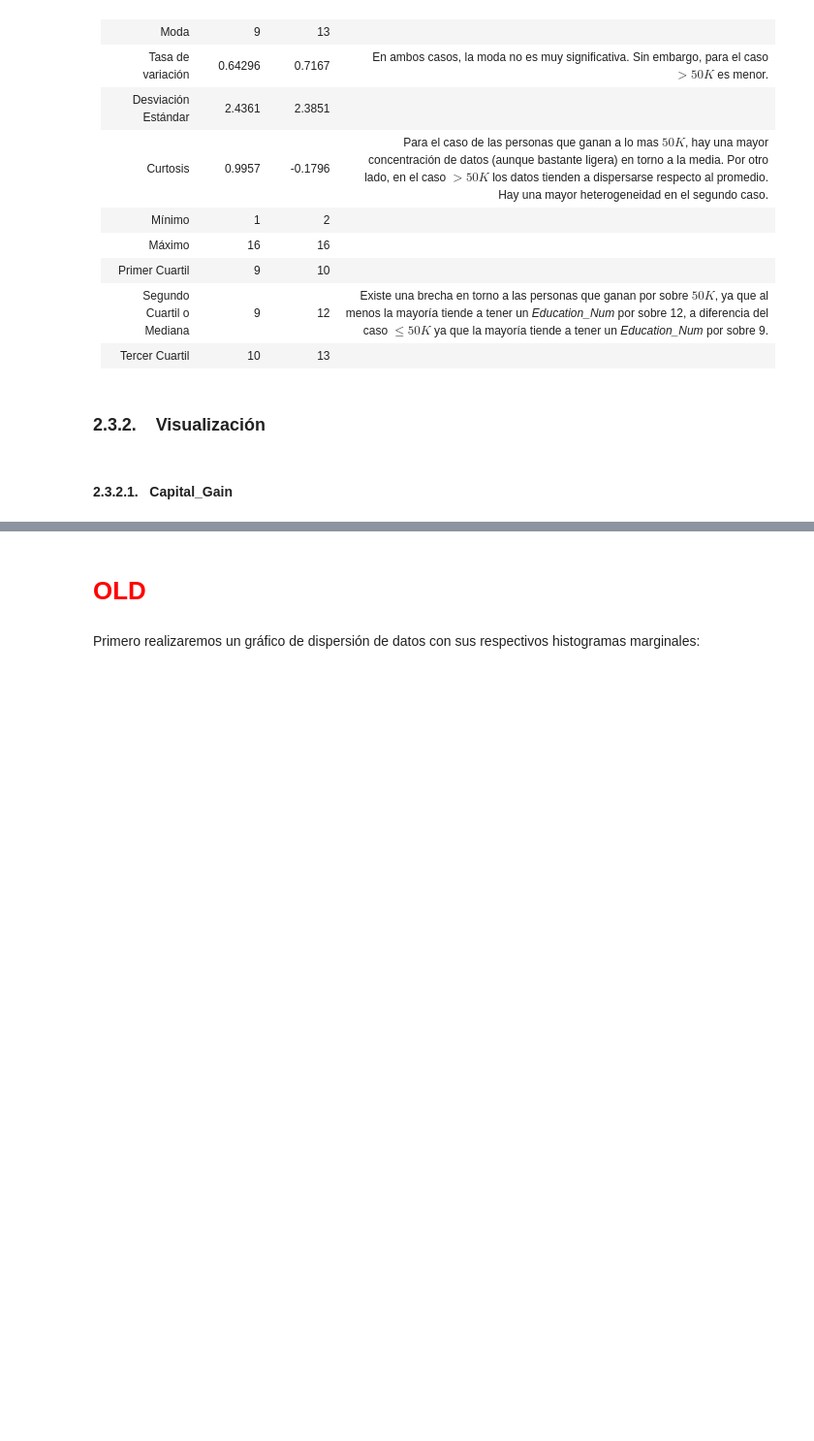
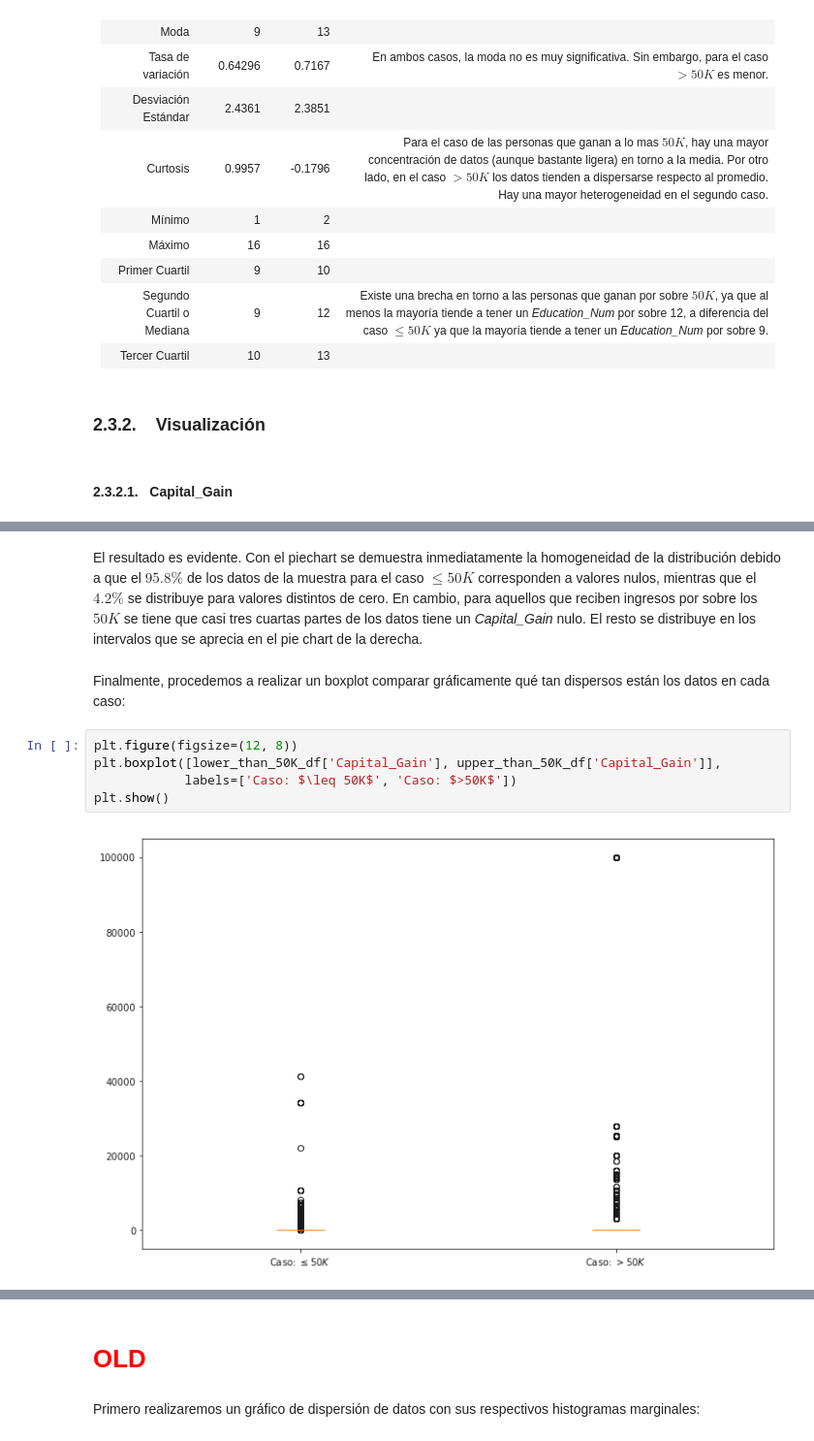
Before and after one commit to avberrio/Tarea1_AID, a Jupyter notebook: Tarea1.ipynb, the cells around one changed output, grey strips where cells are left out. Shown at 97% size. Drawn from its saved outputs; the diff is of its cells as text; blank space fills up the shorter version.

```diff
--- a/Tarea1.ipynb
+++ b/Tarea1.ipynb
@@ -515,0 +564,11 @@ Finalmente, realizamos el cuadro resumen que compara la variable numérica *Educ
+# %% [markdown]
+El resultado es evidente. Con el piechart se demuestra inmediatamente la homogeneidad de la distribución debido a que el $95.8\%$ de los datos de la muestra para el caso $\leq 50K$ corresponden a valores nulos, mientras que el $4.2\%$ se distribuye para valores distintos de cero. En cambio, para aquellos que reciben ingresos por sobre los $50K$ se tiene que casi tres cuartas partes de los datos tiene un *Capital_Gain* nulo. El resto se distribuye en los intervalos que se aprecia en el pie chart de la derecha.
+# %% [markdown]
+Finalmente, procedemos a realizar un boxplot comparar gráficamente qué tan dispersos están los datos en cada caso:
+# %%
+plt.figure(figsize=(12, 8))
+plt.boxplot([lower_than_50K_df['Capital_Gain'], upper_than_50K_df['Capital_Gain']],
+            labels=['Caso: $\leq 50K$', 'Caso: $>50K$'])
+plt.show()
+# %% [output]
+[figure, added]
```
Also changed, not shown: parts of 18 cells of this notebook.
